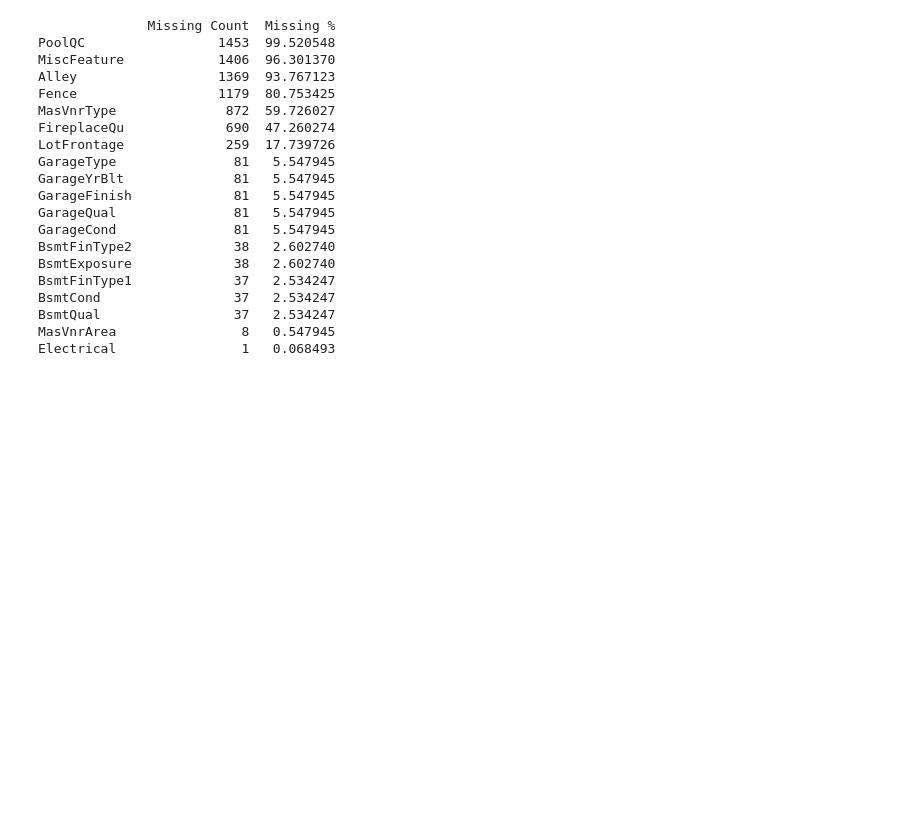
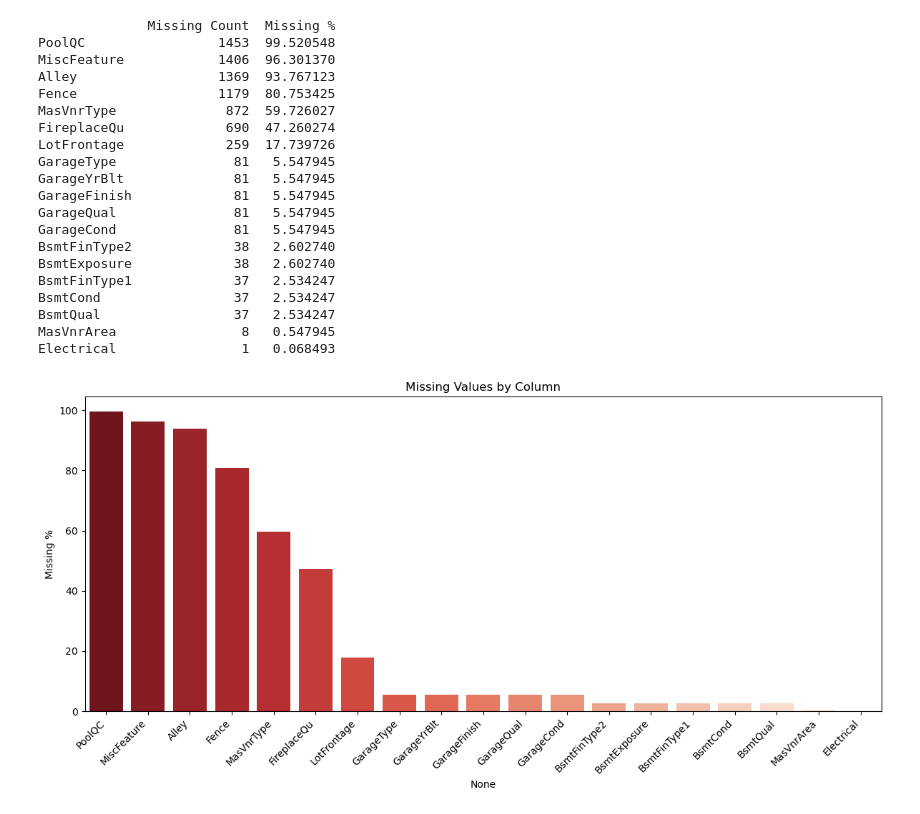
Before and after one commit to MayankVachhani14/house-price-prediction, a Jupyter notebook: 01_eda.ipynb, the cells around one changed output. Saved outputs shown, nothing was run; the diff lists cells and outputs as text; code cells hidden in the pictures; blank space fills up the shorter version.

```diff
--- a/01_eda.ipynb
+++ b/01_eda.ipynb
@@ -93,3 +93,13 @@ BsmtCond                 37   2.534247
 BsmtQual                 37   2.534247
 MasVnrArea                8   0.547945
 Electrical                1   0.068493
+# %%
+plt.figure(figsize=(12,6))
+sns.barplot(x=missing_df.index, y=missing_df['Missing %'], palette='Reds_r')
+plt.xticks(rotation=45, ha='right')
+plt.title('Missing Values by Column')
+plt.ylabel('Missing %')
+plt.tight_layout()
+plt.show()
+# %% [output]
+[figure, added]
```
Also changed, not shown: parts of 6 cells of this notebook, 1 other file.
